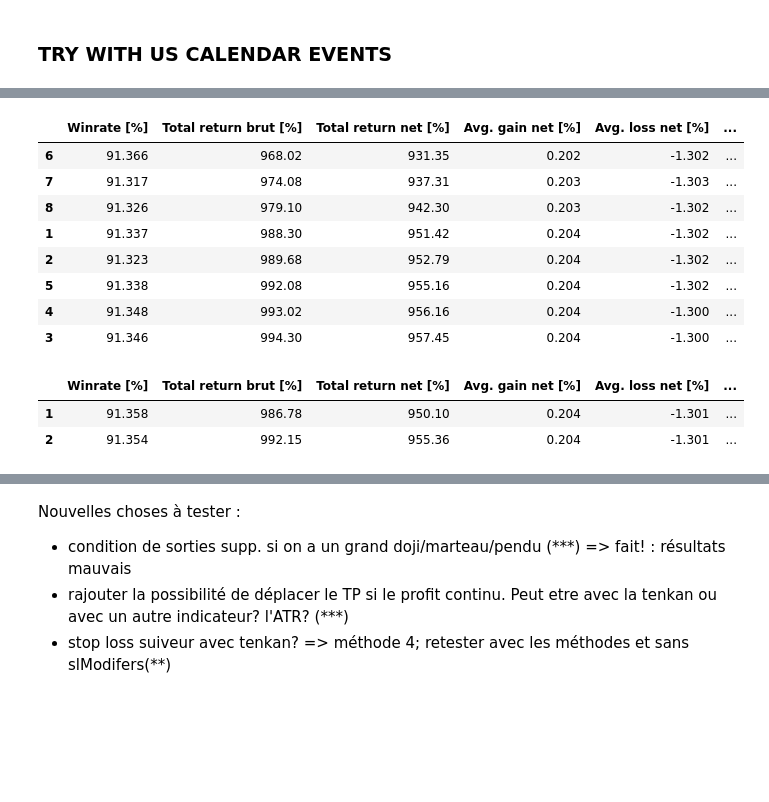
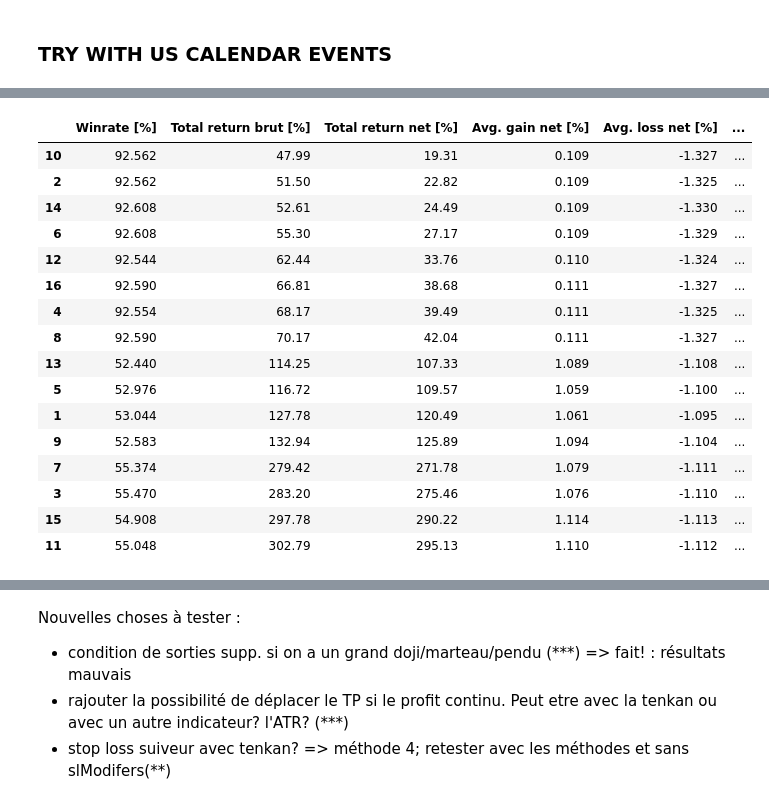
Before and after one commit to tessanix/Backtest_Trading, a Jupyter notebook: strategies_backtest.ipynb, the cells around one changed output, grey strips where cells are left out. Drawn from its saved outputs; the diff is of its cells as text; code cells hidden in the pictures; blank space fills up the shorter version.

```diff
--- a/strategies_backtest.ipynb
+++ b/strategies_backtest.ipynb
@@ -89,32 +157,26 @@ plot_bars_of_profit_for_every_weeks(filepath, 2)
 # %%
 from processing_functions import return_trade_datas_dataframe
 
-filename = "size=1_timeframe=[[1]]_slInTicks=[[50, 70]]_tpInTicks=[[25, 70]]_KijunExitMethod=[1]_slModifiers=[[[0.5, 0.12], [0.7, 0.2]]]_usCalendar"
-
-filepath = f"ES/[2023-03-24 12-00]_[2025-02-14 12-00]/{filename}.pkl"
+filename = 'result_file1m_last2'
+filepath = f"ES/2023-03-24_12-00_2025-02-10_10-00/{filename}.pkl"
 
 tradeDatasFormated = return_trade_datas_dataframe(filepath, sort_option=2) #start_date="2025-01-01 00:00:00", end_date="2025-02-14 12:00:00")
 tradeDatasFormated
 # %% [output]
 |  | Winrate [%] | Total return brut [%] | Total return net [%] | Avg. gain net [%] | Avg. loss net [%] | ... |
-| 6 | 91.366 | 968.02 | 931.35 | 0.202 | -1.302 | ... |
-| 7 | 91.317 | 974.08 | 937.31 | 0.203 | -1.303 | ... |
-| 8 | 91.326 | 979.10 | 942.30 | 0.203 | -1.302 | ... |
-| 1 | 91.337 | 988.30 | 951.42 | 0.204 | -1.302 | ... |
-| 2 | 91.323 | 989.68 | 952.79 | 0.204 | -1.302 | ... |
-| 5 | 91.338 | 992.08 | 955.16 | 0.204 | -1.302 | ... |
-| 4 | 91.348 | 993.02 | 956.16 | 0.204 | -1.300 | ... |
-| 3 | 91.346 | 994.30 | 957.45 | 0.204 | -1.300 | ... |
+| 10 | 92.562 | 47.99 | 19.31 | 0.109 | -1.327 | ... |
+| 2 | 92.562 | 51.50 | 22.82 | 0.109 | -1.325 | ... |
+| 14 | 92.608 | 52.61 | 24.49 | 0.109 | -1.330 | ... |
+| 6 | 92.608 | 55.30 | 27.17 | 0.109 | -1.329 | ... |
+| 12 | 92.544 | 62.44 | 33.76 | 0.110 | -1.324 | ... |
+| 16 | 92.590 | 66.81 | 38.68 | 0.111 | -1.327 | ... |
+| 4 | 92.554 | 68.17 | 39.49 | 0.111 | -1.325 | ... |
+| 8 | 92.590 | 70.17 | 42.04 | 0.111 | -1.327 | ... |
+| 13 | 52.440 | 114.25 | 107.33 | 1.089 | -1.108 | ... |
+| 5 | 52.976 | 116.72 | 109.57 | 1.059 | -1.100 | ... |
+| 1 | 53.044 | 127.78 | 120.49 | 1.061 | -1.095 | ... |
+| 9 | 52.583 | 132.94 | 125.89 | 1.094 | -1.104 | ... |
+| 7 | 55.374 | 279.42 | 271.78 | 1.079 | -1.111 | ... |
+| 3 | 55.470 | 283.20 | 275.46 | 1.076 | -1.110 | ... |
+| 15 | 54.908 | 297.78 | 290.22 | 1.114 | -1.113 | ... |
+| 11 | 55.048 | 302.79 | 295.13 | 1.110 | -1.112 | ... |
-# %%
-from processing_functions import return_trade_datas_dataframe
-
-filename = "size=1_timeframe=[[1]]_slInTicks=[[50, 70]]_tpInTicks=[[25, 70]]_KijunExitMethod=[1]_slModifiers=[[[0.5, 0.12], [0.7, 0.2]]]_usCalendar"
-
-filepath = f"ES/[2023-03-24 12-00]_[2025-02-14 12-00]/{filename}.pkl"
-
-tradeDatasFormated = return_trade_datas_dataframe(filepath, sort_option=2) #start_date="2025-01-01 00:00:00", end_date="2025-02-14 12:00:00")
-tradeDatasFormated
-# %% [output]
-|  | Winrate [%] | Total return brut [%] | Total return net [%] | Avg. gain net [%] | Avg. loss net [%] | ... |
-| 1 | 91.358 | 986.78 | 950.10 | 0.204 | -1.301 | ... |
-| 2 | 91.354 | 992.15 | 955.36 | 0.204 | -1.301 | ... |
```
Also changed, not shown: parts of 19 cells of this notebook, 5 other files.
